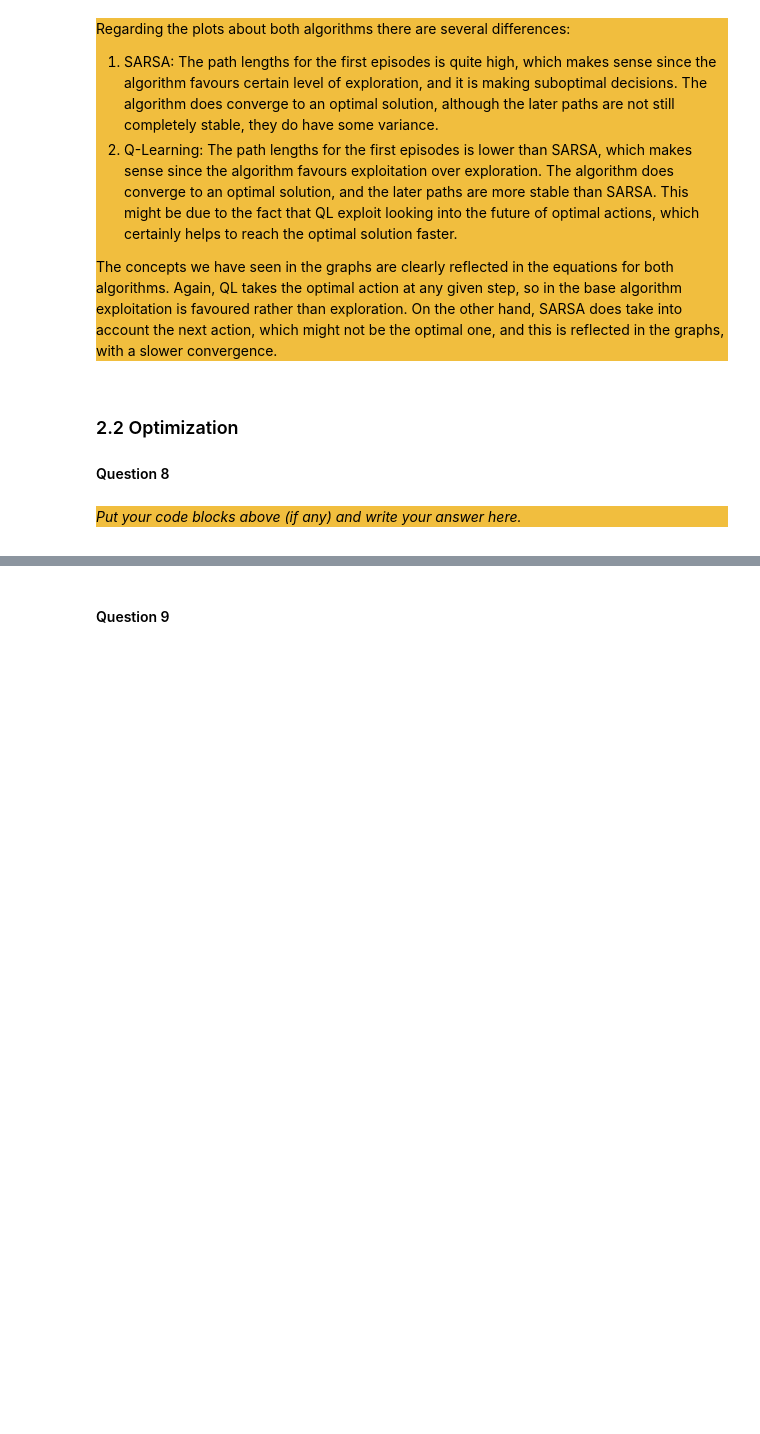
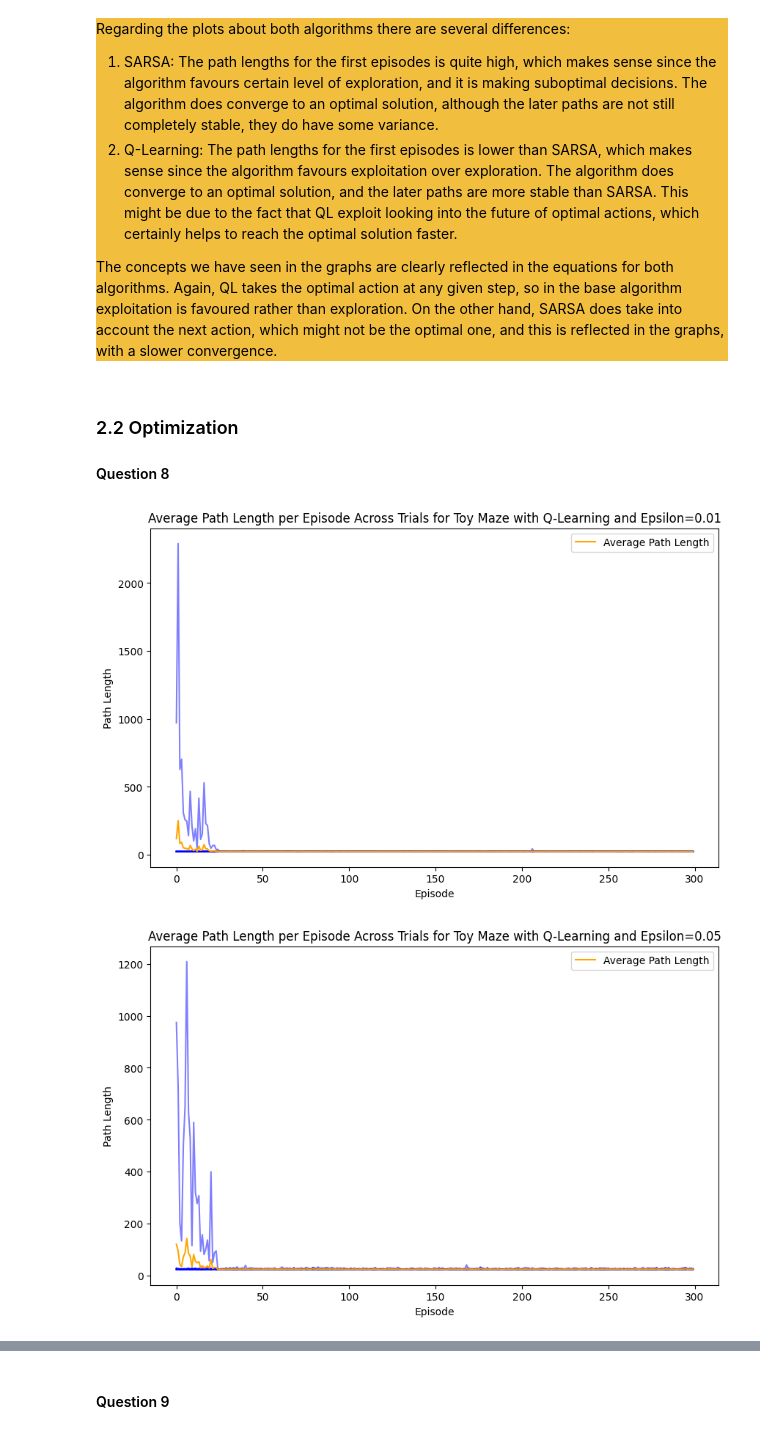
Before and after one commit to daniallegue/Reinforcement-Learning, a Jupyter notebook: src/Main.ipynb, the cells around one changed output, grey strips where cells are left out. Cells and saved outputs as stored; diff of their text form; code cells hidden in the pictures; blank space fills up the shorter version.

Commit message:
Experimental Gamma Value

```diff
--- a/src/Main.ipynb
+++ b/src/Main.ipynb
@@ -609,9 +619,9 @@ def run_learning_episodes_with_learning(maze, agent, exploration_strategy, explo
         episode_lengths.append(steps)
 
         #Check for convergence
-        if len(episode_lengths) >= 10 and len(set(episode_lengths[-10:])) == 1:
-            print(f"Convergence criterion reached at episode {episode + 1}. Path length stable for last 15 episodes.")
-            break
+        # if len(episode_lengths) >= 10 and len(set(episode_lengths[-10:])) == 1:
+        #     print(f"Convergence criterion reached at episode {episode + 1}. Path length stable for last 15 episodes.")
+        #     break
 
     return episode_rewards, episode_lengths
 # %% [markdown]
@@ -783,7 +793,3 @@ The concepts we have seen in the graphs are clearly reflected in the equations f
 # %% [markdown]
 ### 2.2 Optimization
 #### Question 8
-# %% [markdown]
-<div style="background-color:#f1be3e">
-
-_Put your code blocks above (if any) and write your answer here._
@@ -789,0 +820,25 @@ _Put your code blocks above (if any) and write your answer here._
+# %%
+eps_values = [0.01, 0.05, 0.1, 0.25, 0.5]
+
+for e in eps_values:
+    # Reset maze and agent per epsilon value
+    toy_maze = Maze("./../data/toy_maze.txt")
+    toy_maze.set_reward(x=9, y=9, reward=10)
+    toy_maze.set_terminal(x=9, y=9)
+    # Create an Agent.
+    agent = Agent(start_x=0, start_y=0)
+    # Create a QTable.
+    states_toy = toy_maze.get_all_states()
+    actions_toy = [Action(id) for id in ["up", "down", "left", "right"]]
+    q_table_toy = QTable(states_toy, actions_toy)
+    # Create an ExplorationStrategy.
+    exploration_strategy = ExplorationStrategy(q_table_toy)
+    learner_ql = QLearning(q_table_toy, {"lr": 0.2, "gamma": 0.95})
+    episode_lengths_ql_per_val = []
+    for _ in range(10):
+        _, episode_lengths_ql = run_learning_episodes_with_learning(toy_maze, agent, exploration_strategy, 'e-greedy', learner_ql, "QL", 300, e, 0.2, 30000)
+        episode_lengths_ql_per_val.append(episode_lengths_ql)
+    plot_average_runs(10, episode_lengths_ql_per_val, f'Average Path Length per Episode Across Trials for Toy Maze with Q-Learning and Epsilon={e}')
+# %% [output]
+[figure, added]
+[figure, added]
```
Also changed, not shown: parts of 33 cells of this notebook.
